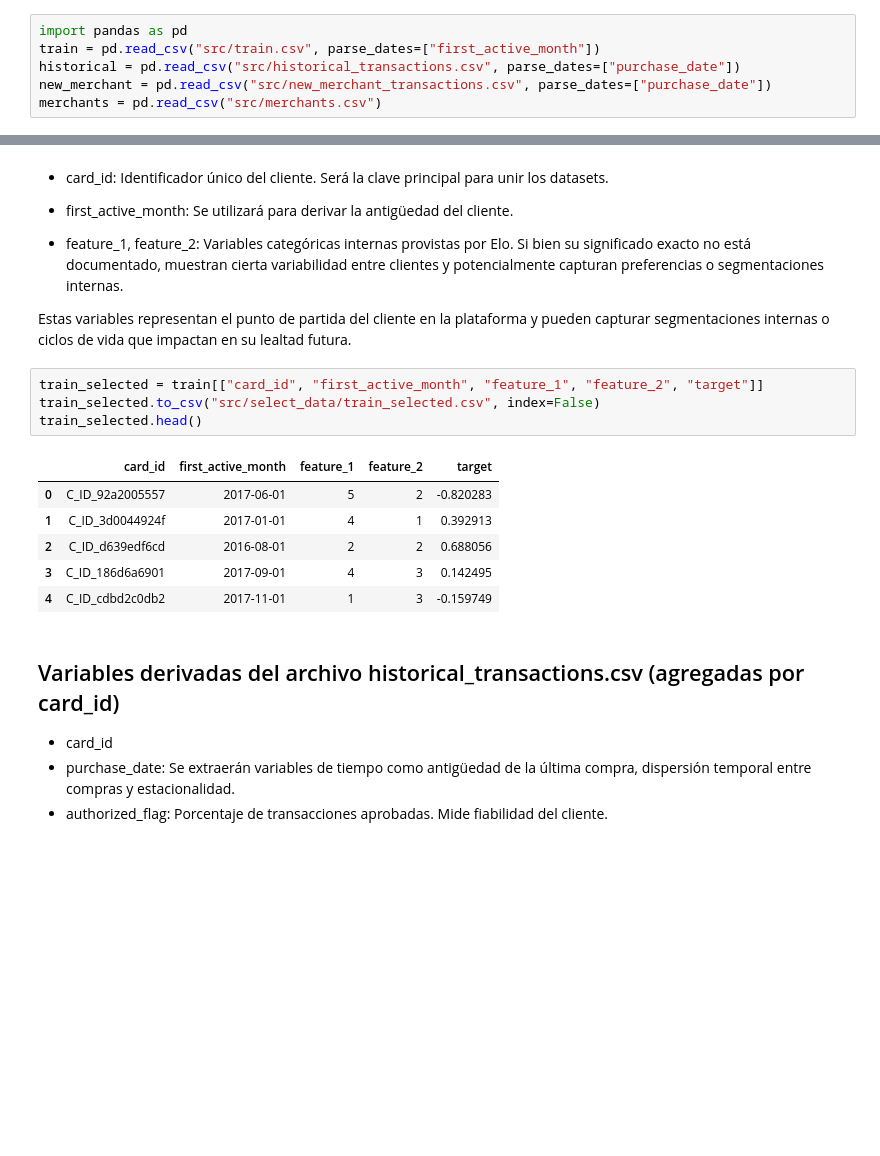
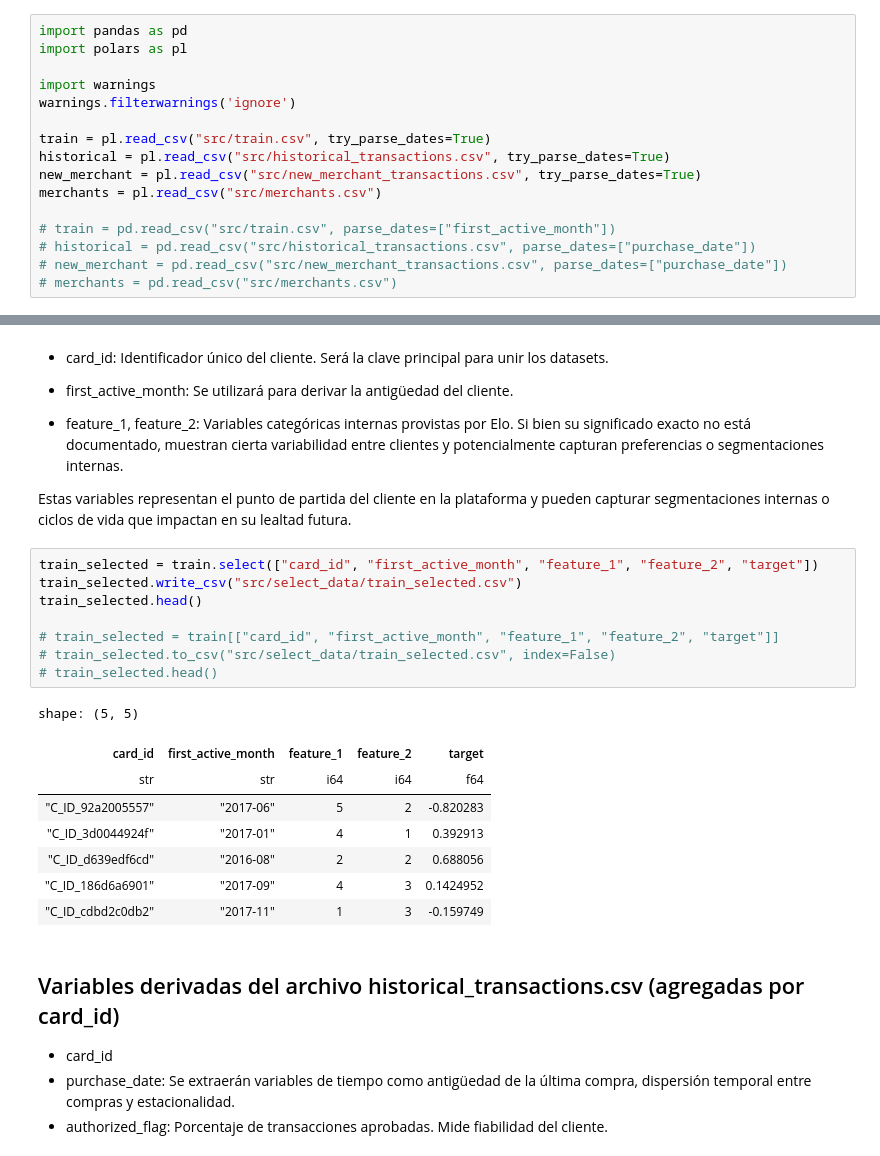
Before and after one commit to paulsantillan787/elo-data-mining, a Jupyter notebook: Preparacion_de_los_datos_v2.ipynb, the cells around one changed output, grey strips where cells are left out. Cells and saved outputs as stored; diff of their text form; blank space fills up the shorter version.

```diff
--- a/Preparacion_de_los_datos_v2.ipynb
+++ b/Preparacion_de_los_datos_v2.ipynb
@@ -37,10 +37,20 @@ En base a los hallazgos anteriores, la fase de preparación de datos tiene como
 - Se aplicará codificación a variables categóricas y se descartarán aquellas con baja varianza o sin valor informativo.
 # %%
 import pandas as pd
-train = pd.read_csv("src/train.csv", parse_dates=["first_active_month"])
-historical = pd.read_csv("src/historical_transactions.csv", parse_dates=["purchase_date"])
-new_merchant = pd.read_csv("src/new_merchant_transactions.csv", parse_dates=["purchase_date"])
-merchants = pd.read_csv("src/merchants.csv")
+import polars as pl
+
+import warnings
+warnings.filterwarnings('ignore')
+
+train = pl.read_csv("src/train.csv", try_parse_dates=True)
+historical = pl.read_csv("src/historical_transactions.csv", try_parse_dates=True)
+new_merchant = pl.read_csv("src/new_merchant_transactions.csv", try_parse_dates=True)
+merchants = pl.read_csv("src/merchants.csv")
+
+# train = pd.read_csv("src/train.csv", parse_dates=["first_active_month"])
+# historical = pd.read_csv("src/historical_transactions.csv", parse_dates=["purchase_date"])
+# new_merchant = pd.read_csv("src/new_merchant_transactions.csv", parse_dates=["purchase_date"])
+# merchants = pd.read_csv("src/merchants.csv")
 # %% [markdown]
 # 2. Selección de Datos
 # %% [markdown]
@@ -53,16 +63,22 @@ merchants = pd.read_csv("src/merchants.csv")
 
 Estas variables representan el punto de partida del cliente en la plataforma y pueden capturar segmentaciones internas o ciclos de vida que impactan en su lealtad futura.
 # %%
-train_selected = train[["card_id", "first_active_month", "feature_1", "feature_2", "target"]]
-train_selected.to_csv("src/select_data/train_selected.csv", index=False)
+train_selected = train.select(["card_id", "first_active_month", "feature_1", "feature_2", "target"])
+train_selected.write_csv("src/select_data/train_selected.csv")
 train_selected.head()
+
+# train_selected = train[["card_id", "first_active_month", "feature_1", "feature_2", "target"]]
+# train_selected.to_csv("src/select_data/train_selected.csv", index=False)
+# train_selected.head()
 # %% [output]
+shape: (5, 5)
-|  | card_id | first_active_month | feature_1 | feature_2 | target |
-| 0 | C_ID_92a2005557 | 2017-06-01 | 5 | 2 | -0.820283 |
-| 1 | C_ID_3d0044924f | 2017-01-01 | 4 | 1 | 0.392913 |
-| 2 | C_ID_d639edf6cd | 2016-08-01 | 2 | 2 | 0.688056 |
-| 3 | C_ID_186d6a6901 | 2017-09-01 | 4 | 3 | 0.142495 |
-| 4 | C_ID_cdbd2c0db2 | 2017-11-01 | 1 | 3 | -0.159749 |
+| card_id | first_active_month | feature_1 | feature_2 | target |
+| str | str | i64 | i64 | f64 |
+| "C_ID_92a2005557" | "2017-06" | 5 | 2 | -0.820283 |
+| "C_ID_3d0044924f" | "2017-01" | 4 | 1 | 0.392913 |
+| "C_ID_d639edf6cd" | "2016-08" | 2 | 2 | 0.688056 |
+| "C_ID_186d6a6901" | "2017-09" | 4 | 3 | 0.1424952 |
+| "C_ID_cdbd2c0db2" | "2017-11" | 1 | 3 | -0.159749 |
 # %% [markdown]
 ## Variables derivadas del archivo historical_transactions.csv (agregadas por card_id)
 - card_id
```
Also changed, not shown: parts of 64 cells of this notebook.
